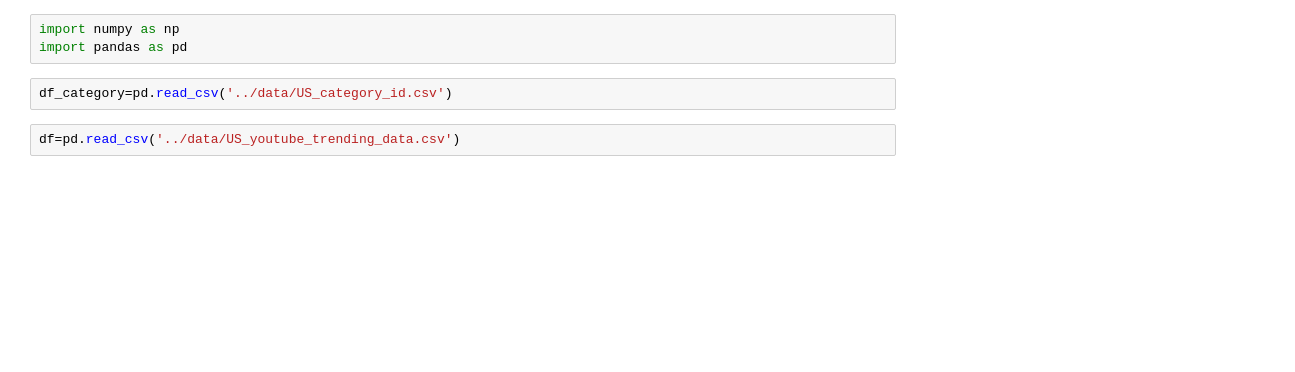
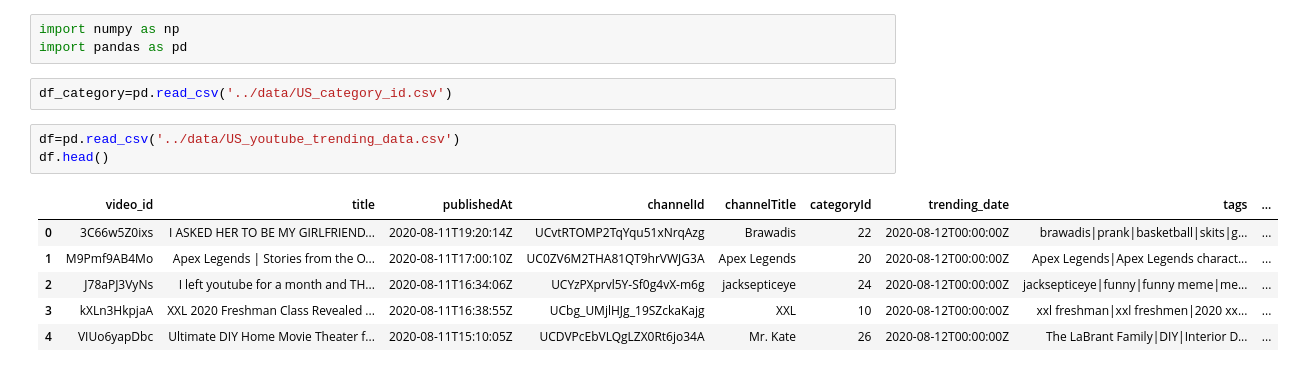
Before and after one commit to YoutubeTrendingPrediction/YoutubeTrendingPrediction, a Jupyter notebook: examples/trending_category.ipynb, the cells around one changed output. Drawn from its saved outputs; the diff is of its cells as text; blank space fills up the shorter version.

```diff
--- a/examples/trending_category.ipynb
+++ b/examples/trending_category.ipynb
@@ -5,6 +5,14 @@ import pandas as pd
 df_category=pd.read_csv('../data/US_category_id.csv')
 # %%
 df=pd.read_csv('../data/US_youtube_trending_data.csv')
+df.head()
+# %% [output]
+|  | video_id | title | publishedAt | channelId | channelTitle | categoryId | trending_date | tags | ... |
+| 0 | 3C66w5Z0ixs | I ASKED HER TO BE MY GIRLFRIEND... | 2020-08-11T19:20:14Z | UCvtRTOMP2TqYqu51xNrqAzg | Brawadis | 22 | 2020-08-12T00:00:00Z | brawadis|prank|basketball|skits|g... | ... |
+| 1 | M9Pmf9AB4Mo | Apex Legends | Stories from the O... | 2020-08-11T17:00:10Z | UC0ZV6M2THA81QT9hrVWJG3A | Apex Legends | 20 | 2020-08-12T00:00:00Z | Apex Legends|Apex Legends charact... | ... |
+| 2 | J78aPJ3VyNs | I left youtube for a month and TH... | 2020-08-11T16:34:06Z | UCYzPXprvl5Y-Sf0g4vX-m6g | jacksepticeye | 24 | 2020-08-12T00:00:00Z | jacksepticeye|funny|funny meme|me... | ... |
+| 3 | kXLn3HkpjaA | XXL 2020 Freshman Class Revealed ... | 2020-08-11T16:38:55Z | UCbg_UMjlHJg_19SZckaKajg | XXL | 10 | 2020-08-12T00:00:00Z | xxl freshman|xxl freshmen|2020 xx... | ... |
+| 4 | VIUo6yapDbc | Ultimate DIY Home Movie Theater f... | 2020-08-11T15:10:05Z | UCDVPcEbVLQgLZX0Rt6jo34A | Mr. Kate | 26 | 2020-08-12T00:00:00Z | The LaBrant Family|DIY|Interior D... | ... |
 # %%
 df['date']=pd.to_datetime(df['trending_date']).dt.date
 df['month']=pd.to_datetime(df['trending_date']).dt.month
```
Also changed, not shown: parts of 25 cells of this notebook.
